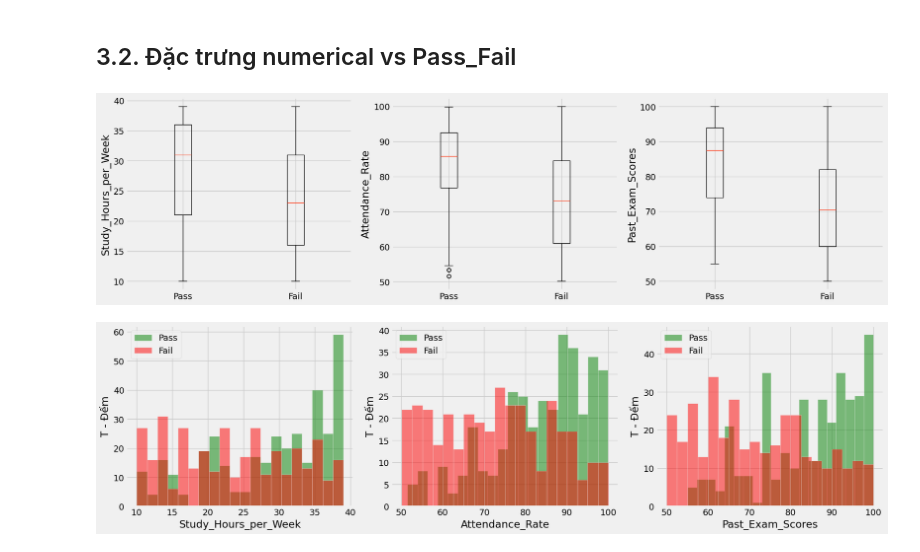
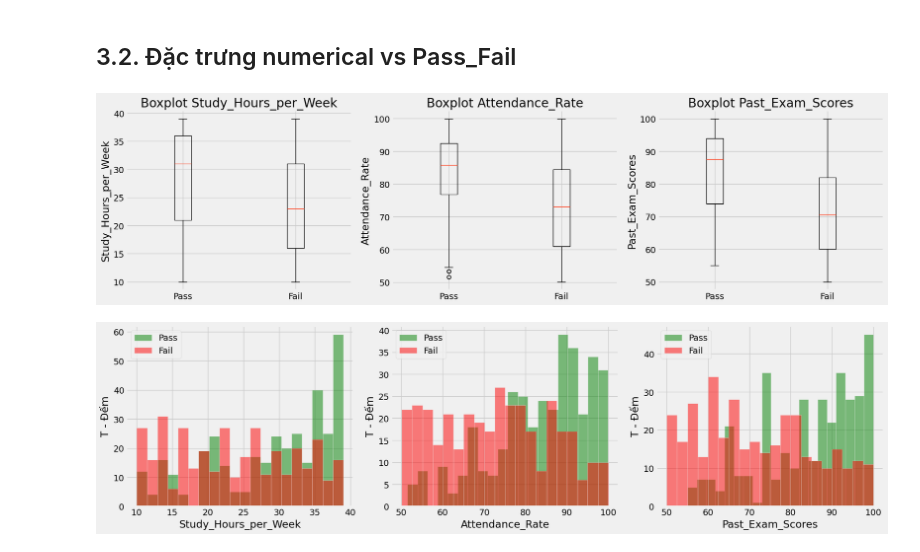
Before and after one commit to anizme/UET_DataScience_Prj, a Jupyter notebook: explore_spp_data.ipynb, the cells around one changed output. Saved outputs shown, nothing was run; the diff lists cells and outputs as text; code cells hidden in the pictures.

Commit message:
update box plot title

```diff
--- a/explore_spp_data.ipynb
+++ b/explore_spp_data.ipynb
@@ -351,18 +351,19 @@ Correlation between Past_Exam_Scores and Study_Hours_per_Week: -0.01
 # %%
 fig, axes = plt.subplots(1, 3, figsize=(18, 5))  # 1 hàng, 3 cột
 
 for i, feature in enumerate(numerical_features):
     pass_data = original_spp.where('Pass_Fail', 'Pass').column(feature)
     fail_data = original_spp.where('Pass_Fail', 'Fail').column(feature)
 
     axes[i].boxplot([pass_data, fail_data], labels=['Pass', 'Fail'])
+    axes[i].set_title(f'Boxplot {feature}')
     axes[i].set_ylabel(feature)
     axes[i].grid(True)
 
 plt.tight_layout()
 plt.show()
 # %% [output]
-[figure, old version]
+[figure, new version]
 # %%
 fig, axes = plt.subplots(1, 3, figsize=(18, 5))  # 1 hàng, 3 cột
 
```
Also changed, not shown: parts of 1 cell of this notebook.
